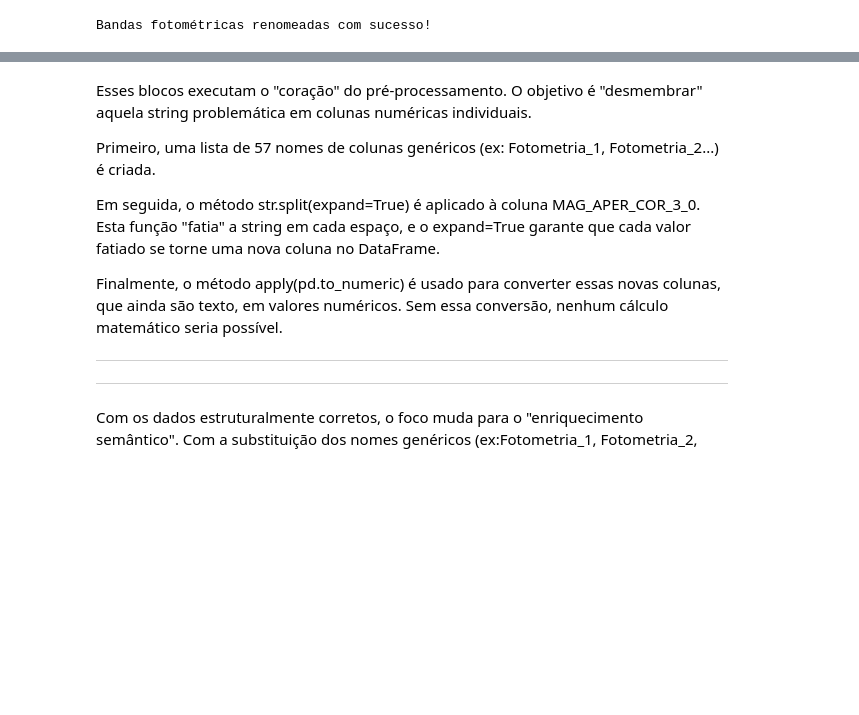
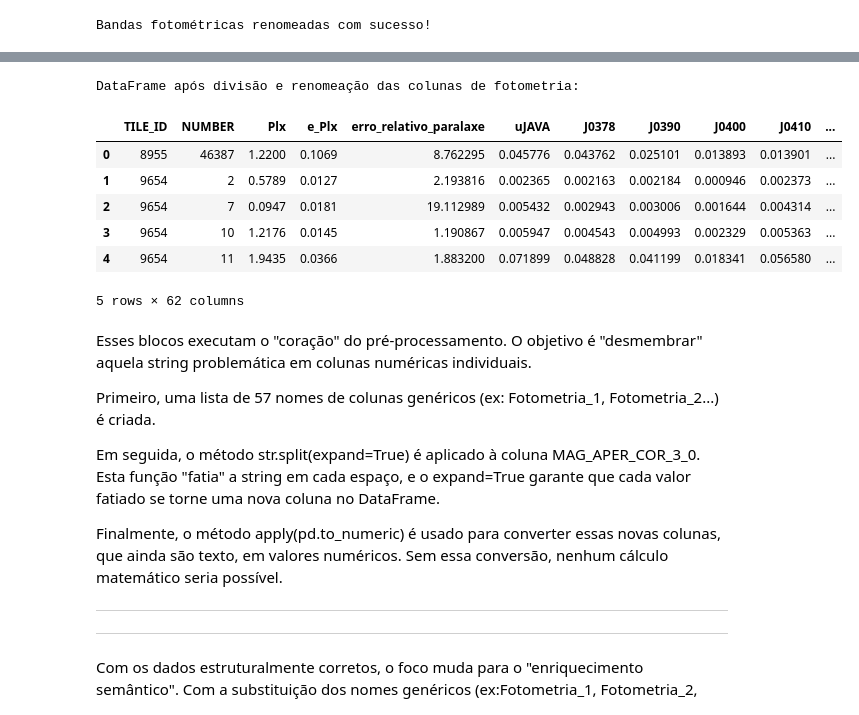
Before and after one commit to HenryLimaa/JPasEDR-Gaia, a Jupyter notebook: Pré_processamento.ipynb, the cells around one changed output, grey strips where cells are left out. Drawn from its saved outputs; the diff is of its cells as text; code cells hidden in the pictures; blank space fills up the shorter version.

```diff
--- a/Pré_processamento.ipynb
+++ b/Pré_processamento.ipynb
@@ -194,3 +319,16 @@ DataFrame após divisão e renomeação das colunas de fotometria:
+# %%
+# Exibir as primeiras linhas após o pré-processamento
+print("\nDataFrame após divisão e renomeação das colunas de fotometria:")
+df_err_flux.head()
+# %% [output]
+DataFrame após divisão e renomeação das colunas de fotometria:
+|  | TILE_ID | NUMBER | Plx | e_Plx | erro_relativo_paralaxe | uJAVA | J0378 | J0390 | J0400 | J0410 | ... |
+| 0 | 8955 | 46387 | 1.2200 | 0.1069 | 8.762295 | 0.045776 | 0.043762 | 0.025101 | 0.013893 | 0.013901 | ... |
+| 1 | 9654 | 2 | 0.5789 | 0.0127 | 2.193816 | 0.002365 | 0.002163 | 0.002184 | 0.000946 | 0.002373 | ... |
+| 2 | 9654 | 7 | 0.0947 | 0.0181 | 19.112989 | 0.005432 | 0.002943 | 0.003006 | 0.001644 | 0.004314 | ... |
+| 3 | 9654 | 10 | 1.2176 | 0.0145 | 1.190867 | 0.005947 | 0.004543 | 0.004993 | 0.002329 | 0.005363 | ... |
+| 4 | 9654 | 11 | 1.9435 | 0.0366 | 1.883200 | 0.071899 | 0.048828 | 0.041199 | 0.018341 | 0.056580 | ... |
+5 rows × 62 columns
 # %% [markdown]
 Esses blocos executam o "coração" do pré-processamento. O objetivo é "desmembrar" aquela string problemática em colunas numéricas individuais.
 
```
Also changed, not shown: parts of 26 cells of this notebook.
